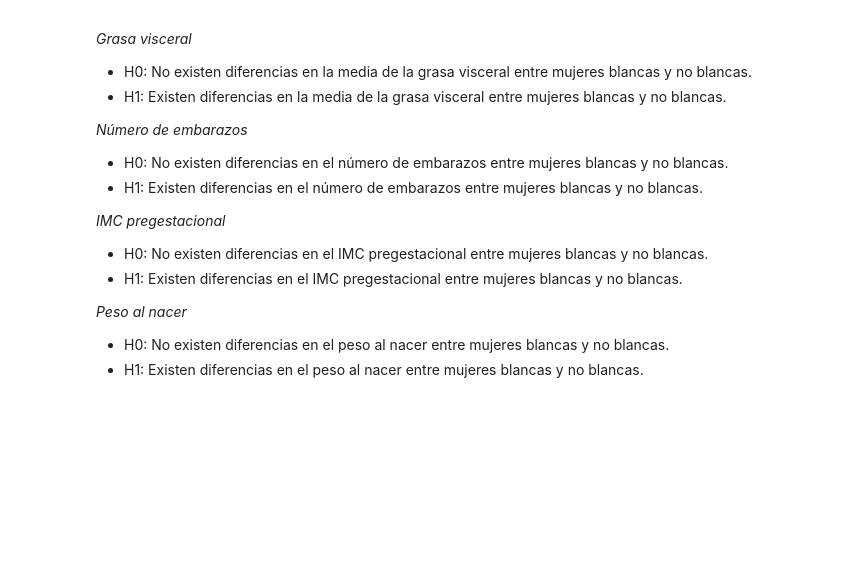
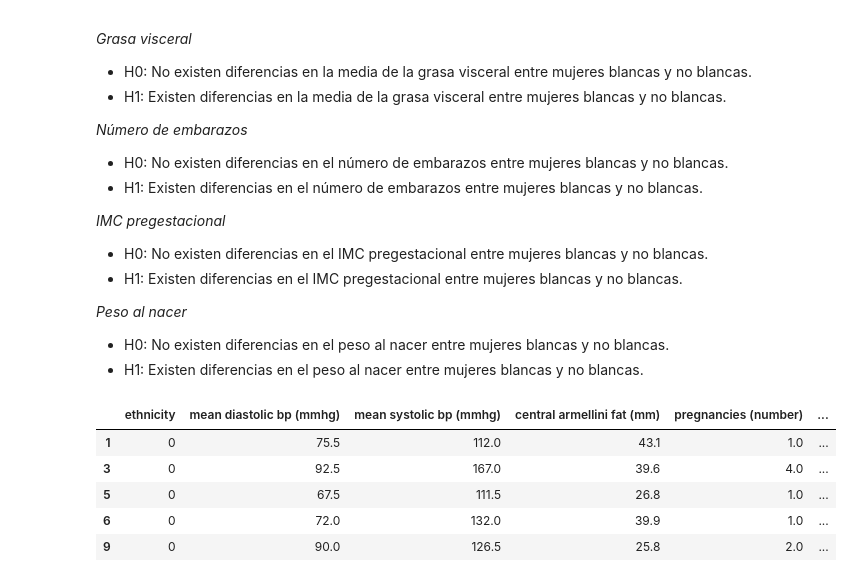
Before and after one commit to valeriasalazar1-glitch/Proyecto-1---probabilidad, a Jupyter notebook: desarrollo.ipynb, the cells around one changed output. Saved outputs shown, nothing was run; the diff lists cells and outputs as text; code cells hidden in the pictures; blank space fills up the shorter version.

```diff
--- a/desarrollo.ipynb
+++ b/desarrollo.ipynb
@@ -310,0 +333,12 @@ Debido a que se cumplieron los supuestos de normalidad y homocedasticidad, se ap
+# %%
+grupo_blancas = df[df['ethnicity'] == 0]
+grupo_no_blancas = df[df['ethnicity'] == 1]
+
+grupo_blancas.head()
+# %% [output]
+|  | ethnicity | mean diastolic bp (mmhg) | mean systolic bp (mmhg) | central armellini fat (mm) | pregnancies (number) | ... |
+| 1 | 0 | 75.5 | 112.0 | 43.1 | 1.0 | ... |
+| 3 | 0 | 92.5 | 167.0 | 39.6 | 4.0 | ... |
+| 5 | 0 | 67.5 | 111.5 | 26.8 | 1.0 | ... |
+| 6 | 0 | 72.0 | 132.0 | 39.9 | 1.0 | ... |
+| 9 | 0 | 90.0 | 126.5 | 25.8 | 2.0 | ... |
```
Also changed, not shown: parts of 3 cells of this notebook.
